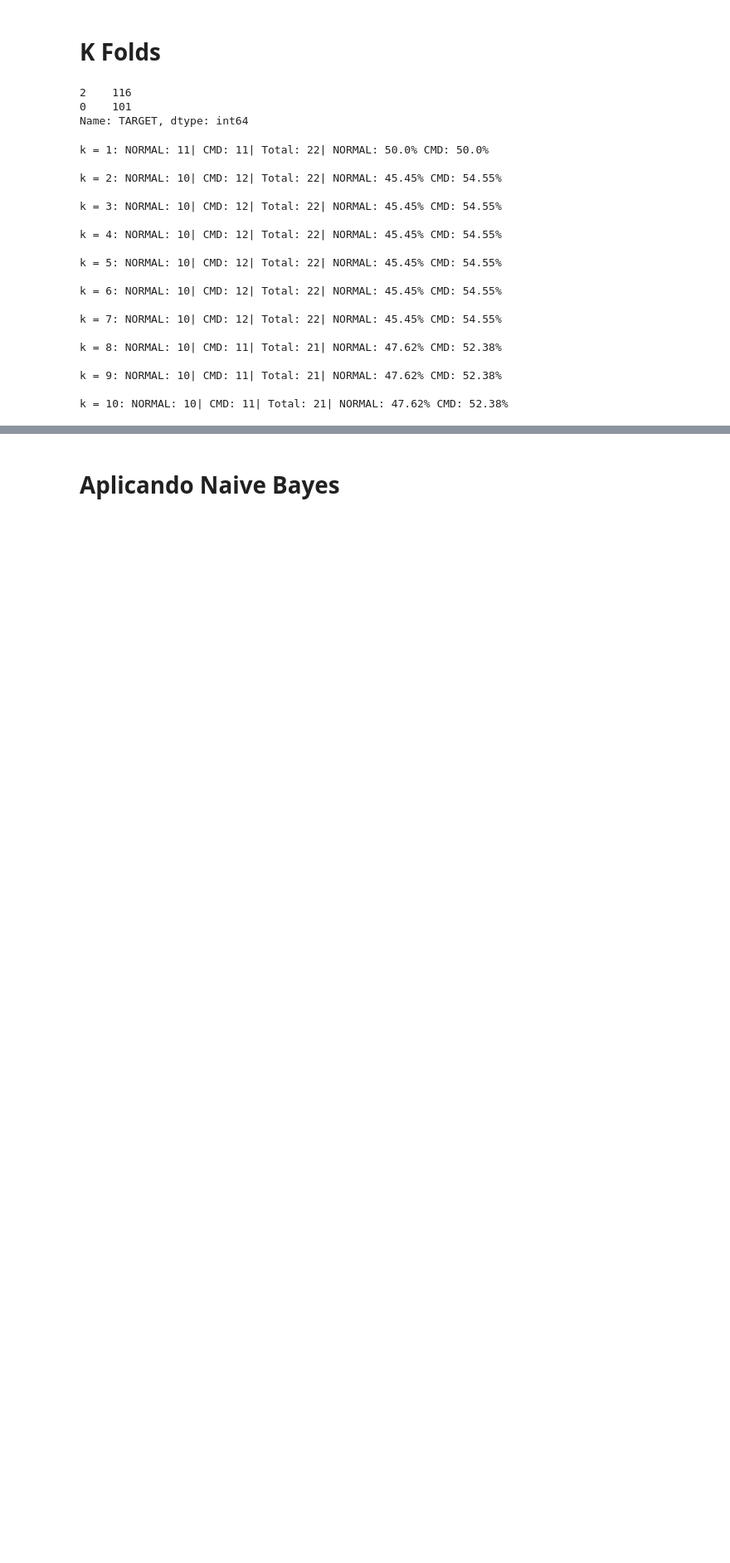
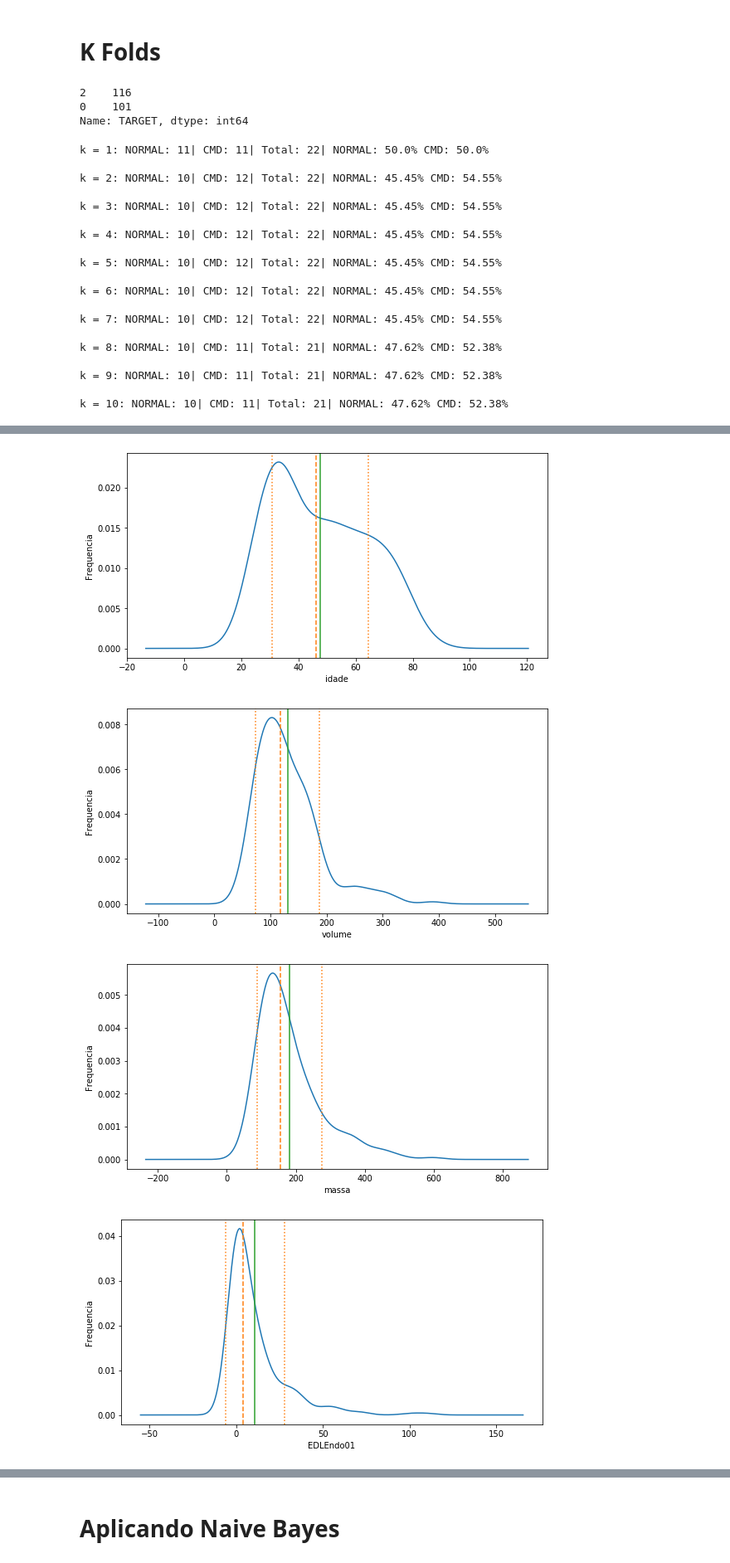
Before and after one commit to diegodedize/Rec_Padroes_PPGI_2020, a Jupyter notebook: NOTEBOOKS/DD_Rec_Padroes_imagens_coronarias.ipynb, the cells around one changed output, grey strips where cells are left out. Shown at 83% size. Cells and saved outputs as stored; diff of their text form; code cells hidden in the pictures; blank space fills up the shorter version.

```diff
--- a/NOTEBOOKS/DD_Rec_Padroes_imagens_coronarias.ipynb
+++ b/NOTEBOOKS/DD_Rec_Padroes_imagens_coronarias.ipynb
@@ -849,0 +866,79 @@ k = 10: NORMAL: 10| CMD: 11| Total: 21| NORMAL: 47.62% CMD: 52.38%
+# %%
+
+df_nb = pd.read_csv("../RESULTADOS/df_final_20200510.csv")
+#IDADE
+plt.figure(figsize=(20,10))
+plt.subplot(2,2,1)
+media= df_nb.idade.mean()
+mediana= df_nb.idade.median()
+inf= media - df_nb.idade.std()
+sup= media + df_nb.idade.std()
+df_nb.idade.plot.density()
+plt.ylabel('Frequencia')
+plt.xlabel('idade')
+
+
+plt.axvline(media,color='C2')
+plt.axvline(mediana,color='C1',linestyle='--')
+plt.axvline(inf,color='C1',linestyle=':')
+plt.axvline(sup,color='C1',linestyle=':')
+plt.show()
+
+#VOLUME
+plt.figure(figsize=(20,10))
+plt.subplot(2,2,2)
+media= df_nb.volume.mean()
+mediana= df_nb.volume.median()
+inf= media - df_nb.volume.std()
+sup= media + df_nb.volume.std()
+df_nb.volume.plot.density()
+plt.ylabel('Frequencia')
+plt.xlabel('volume')
+
+
+plt.axvline(media,color='C2')
+plt.axvline(mediana,color='C1',linestyle='--')
+plt.axvline(inf,color='C1',linestyle=':')
+plt.axvline(sup,color='C1',linestyle=':')
+plt.show()
+
+#MASSA
+plt.figure(figsize=(20,10))
+plt.subplot(2,2,3)
+media= df_nb.massa.mean()
+mediana= df_nb.massa.median()
+inf= media - df_nb.massa.std()
+sup= media + df_nb.massa.std()
+df_nb.massa.plot.density()
+plt.ylabel('Frequencia')
+plt.xlabel('massa')
+
+
+plt.axvline(media,color='C2')
+plt.axvline(mediana,color='C1',linestyle='--')
+plt.axvline(inf,color='C1',linestyle=':')
+plt.axvline(sup,color='C1',linestyle=':')
+plt.show()
+
+#EDLENDO
+plt.figure(figsize=(20,10))
+plt.subplot(2,2,4)
+media= df_nb.EDLEndo01.mean()
+mediana= df_nb.EDLEndo01.median()
+inf= media - df_nb.EDLEndo01.std()
+sup= media + df_nb.EDLEndo01.std()
+df_nb.EDLEndo01.plot.density()
+plt.ylabel('Frequencia')
+plt.xlabel('EDLEndo01')
+
+
+plt.axvline(media,color='C2')
+plt.axvline(mediana,color='C1',linestyle='--')
+plt.axvline(inf,color='C1',linestyle=':')
+plt.axvline(sup,color='C1',linestyle=':')
+plt.show()
+# %% [output]
+[figure, added]
+[figure, added]
+[figure, added]
+[figure, added]
```
Also changed, not shown: parts of 15 cells of this notebook, 3 other files.
